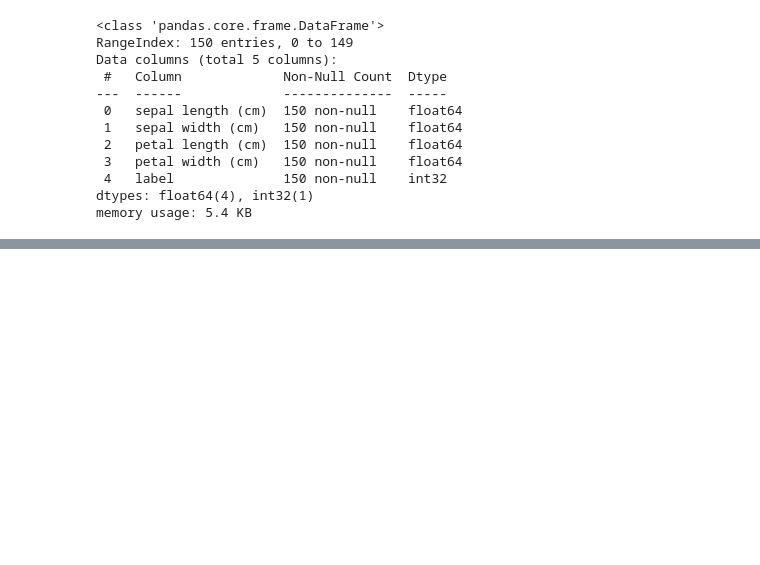
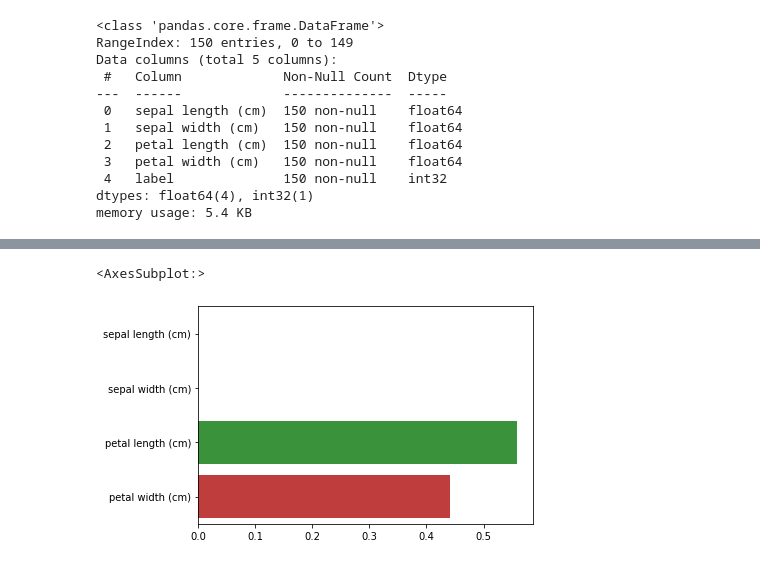
Before and after one commit to SeunghyeChae/CAKD3_tmdhey, a Jupyter notebook: 머신러닝/ml_붓꽃_품종예측.ipynb, the cells around one changed output, grey strips where cells are left out. Drawn from its saved outputs; the diff is of its cells as text; code cells hidden in the pictures; blank space fills up the shorter version.

```diff
--- a/머신러닝/ml_붓꽃_품종예측.ipynb
+++ b/머신러닝/ml_붓꽃_품종예측.ipynb
@@ -107,0 +168,6 @@ y가 연속이든 독립이든 상관없는데
+# %%
+# 시각화
+sns.barplot(x=dt_clf.feature_importances_, y=iris.feature_names)
+# %% [output]
+<AxesSubplot:>
+[figure, added]
```
Also changed, not shown: parts of 11 cells of this notebook, 51 other files.
